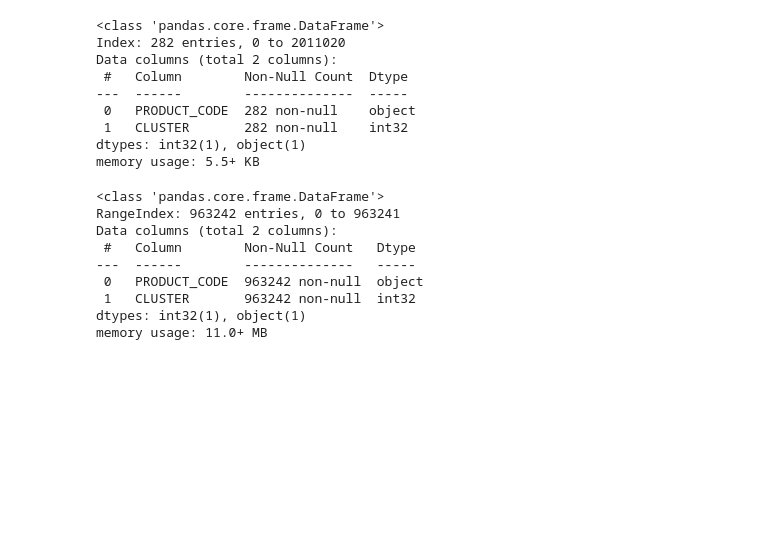
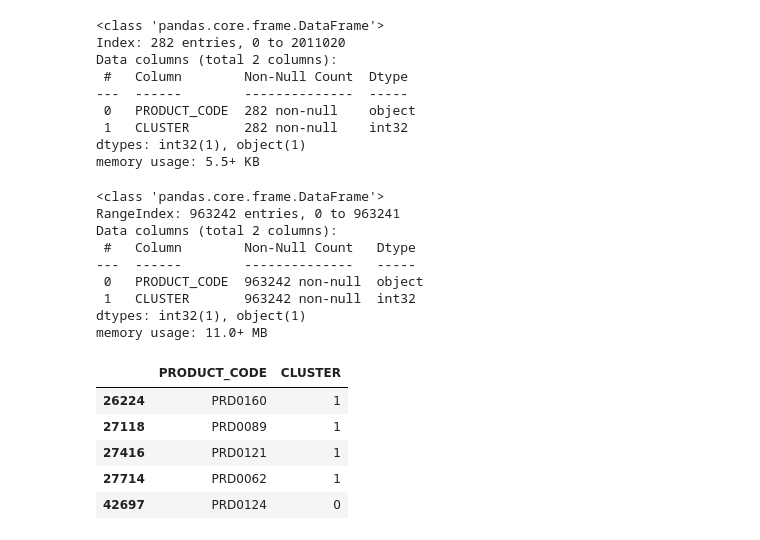
Before and after one commit to vedufos/CPG_ASSORTMENT, a Jupyter notebook: CPG_Assortment_Vedant.ipynb, the cells around one changed output. Drawn from its saved outputs; the diff is of its cells as text; code cells hidden in the pictures; blank space fills up the shorter version.

```diff
--- a/CPG_Assortment_Vedant.ipynb
+++ b/CPG_Assortment_Vedant.ipynb
@@ -794,6 +794,17 @@ Data columns (total 2 columns):
  1   CLUSTER       963242 non-null  int32
 dtypes: int32(1), object(1)
 memory usage: 11.0+ MB
+# %%
+df_difference = pd.concat([future_df, product_cluster_df]).drop_duplicates(keep=False)
+# %%
+df_difference.head()
+# %% [output]
+|  | PRODUCT_CODE | CLUSTER |
+| 26224 | PRD0160 | 1 |
+| 27118 | PRD0089 | 1 |
+| 27416 | PRD0121 | 1 |
+| 27714 | PRD0062 | 1 |
+| 42697 | PRD0124 | 0 |
 # %%
 # import pandas as pd
 
```
